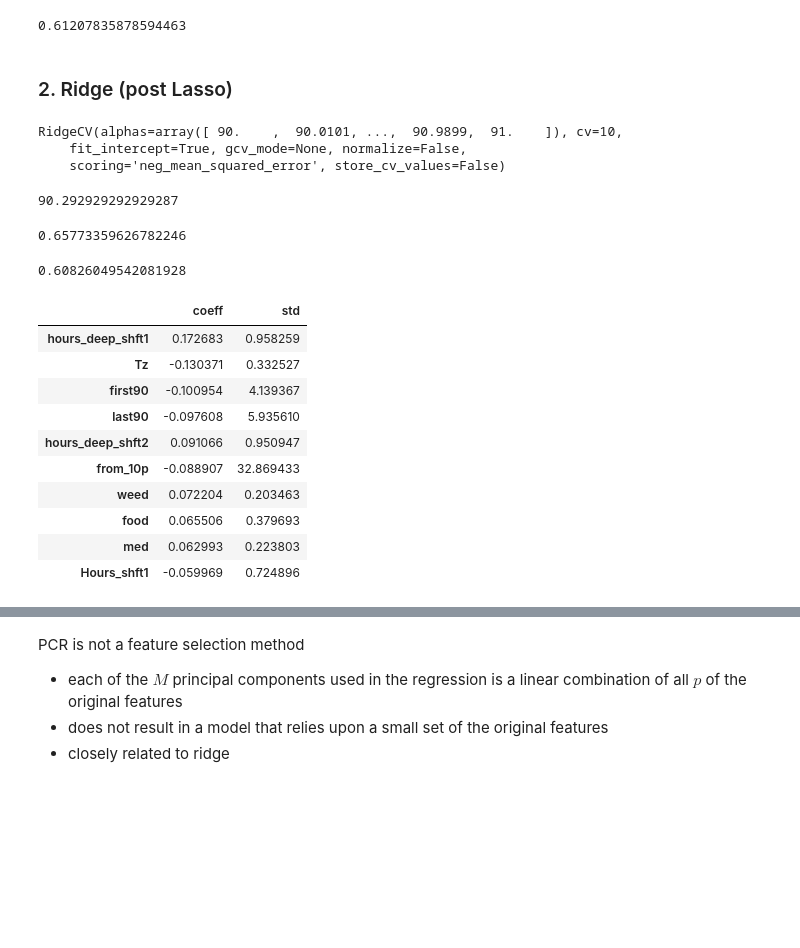
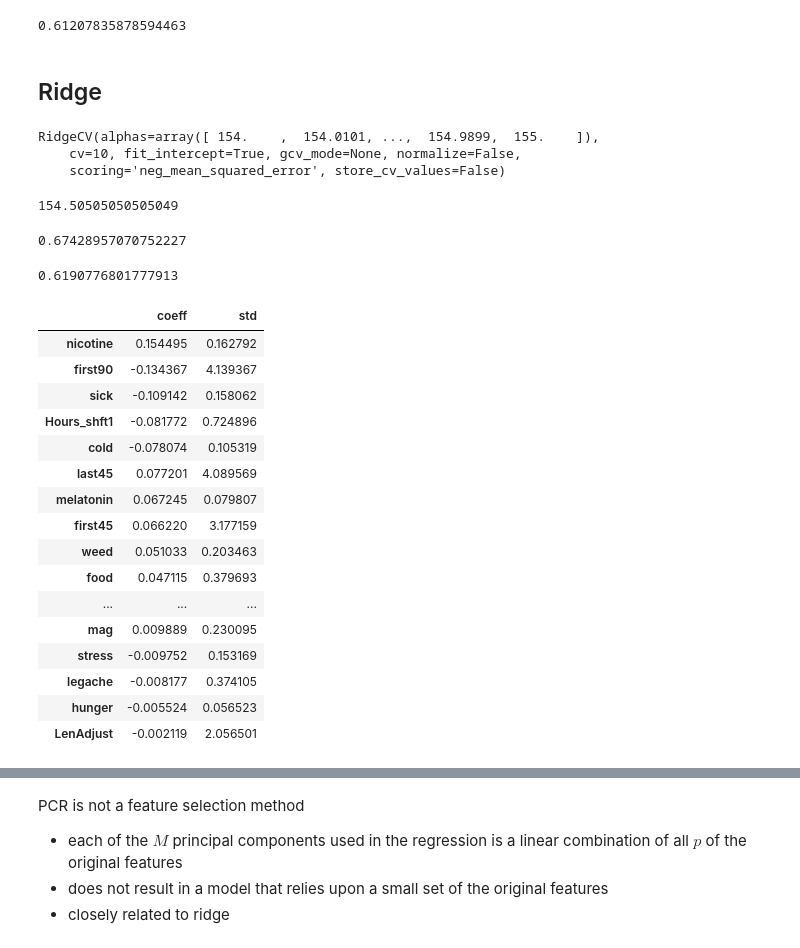
Before and after one commit to drlarue/sleep-analysis, a Jupyter notebook: SleepAnalysis.ipynb, the cells around one changed output, grey strips where cells are left out. Saved outputs shown, nothing was run; the diff lists cells and outputs as text; code cells hidden in the pictures; blank space fills up the shorter version.

```diff
--- a/SleepAnalysis.ipynb
+++ b/SleepAnalysis.ipynb
@@ -752,46 +751,52 @@ mean_squared_error(y_dt, ols_y) # test MSE
 # %% [output]
 0.61207835878594463
 # %% [markdown]
-### 2. Ridge (post Lasso)
+## Ridge
 # %%
-alphas = np.linspace(90, 91, 100)
+alphas = np.linspace(154, 155, 100)
 ridgecv = RidgeCV(alphas=alphas, cv=10, scoring='neg_mean_squared_error')
-ridgecv.fit(scale(X_dr[lasso_cf.index[:n_lasso]]), y_dr)
+ridgecv.fit(scale(X_dr), y_dr)
 # %% [output]
-RidgeCV(alphas=array([ 90.    ,  90.0101, ...,  90.9899,  91.    ]), cv=10,
-    fit_intercept=True, gcv_mode=None, normalize=False,
+RidgeCV(alphas=array([ 154.    ,  154.0101, ...,  154.9899,  155.    ]),
+    cv=10, fit_intercept=True, gcv_mode=None, normalize=False,
     scoring='neg_mean_squared_error', store_cv_values=False)
 # %%
 ridgecv.alpha_
 # %% [output]
-90.292929292929287
+154.50505050505049
 # %%
 # CV MSE
--np.mean(cross_val_score(ridgecv, scale(X_dr[lasso_cf.index[:n_lasso]]), y_dr, scoring='neg_mean_squared_error', cv=10))
+-np.mean(cross_val_score(ridgecv, scale(X_dr), y_dr, scoring='neg_mean_squared_error', cv=10))
 # %% [output]
-0.65773359626782246
+0.67428957070752227
 # %%
-ridge_y = ridgecv.predict(scale(X_dt[lasso_cf.index[:n_lasso]]))
+ridge_y = ridgecv.predict(scale(X_dt))
 mean_squared_error(y_dt, ridge_y) # test MSE
 # %% [output]
-0.60826049542081928
+0.6190776801777913
 # %%
 # coefficients sorted high to low
-ridge_cf = pd.DataFrame({'coeff':ridgecv.coef_, 'std':lasso_cf['std'][:n_lasso]},
-                         index=lasso_cf.index[:n_lasso])
+ridge_cf = pd.DataFrame({'coeff':ridgecv.coef_, 'std':lasso_cf['std']},
+                         index=lasso_cf.index)
 ridge_cf['abs_coeff'] = np.abs(ridge_cf.coeff)
 ridge_cf.sort_values('abs_coeff', ascending=False, inplace=True)
 del ridge_cf['abs_coeff']
 ridge_cf
 # %% [output]
 |  | coeff | std |
-| hours_deep_shft1 | 0.172683 | 0.958259 |
-| Tz | -0.130371 | 0.332527 |
-| first90 | -0.100954 | 4.139367 |
-| last90 | -0.097608 | 5.935610 |
-| hours_deep_shft2 | 0.091066 | 0.950947 |
-| from_10p | -0.088907 | 32.869433 |
-| weed | 0.072204 | 0.203463 |
-| food | 0.065506 | 0.379693 |
-| med | 0.062993 | 0.223803 |
-| Hours_shft1 | -0.059969 | 0.724896 |
+| nicotine | 0.154495 | 0.162792 |
+| first90 | -0.134367 | 4.139367 |
+| sick | -0.109142 | 0.158062 |
+| Hours_shft1 | -0.081772 | 0.724896 |
+| cold | -0.078074 | 0.105319 |
+| last45 | 0.077201 | 4.089569 |
+| melatonin | 0.067245 | 0.079807 |
+| first45 | 0.066220 | 3.177159 |
+| weed | 0.051033 | 0.203463 |
+| food | 0.047115 | 0.379693 |
+| ... | ... | ... |
+| mag | 0.009889 | 0.230095 |
+| stress | -0.009752 | 0.153169 |
+| legache | -0.008177 | 0.374105 |
+| hunger | -0.005524 | 0.056523 |
+| LenAdjust | -0.002119 | 2.056501 |
```
Also changed, not shown: parts of 21 cells of this notebook, 1 other file.
